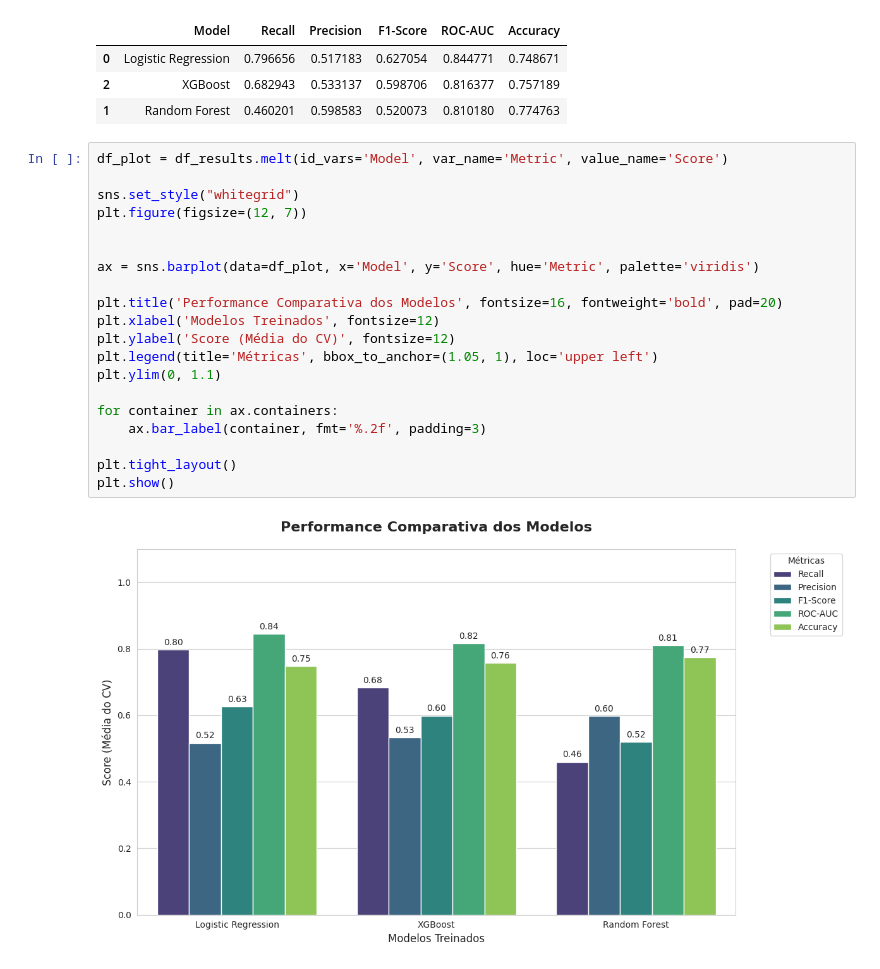
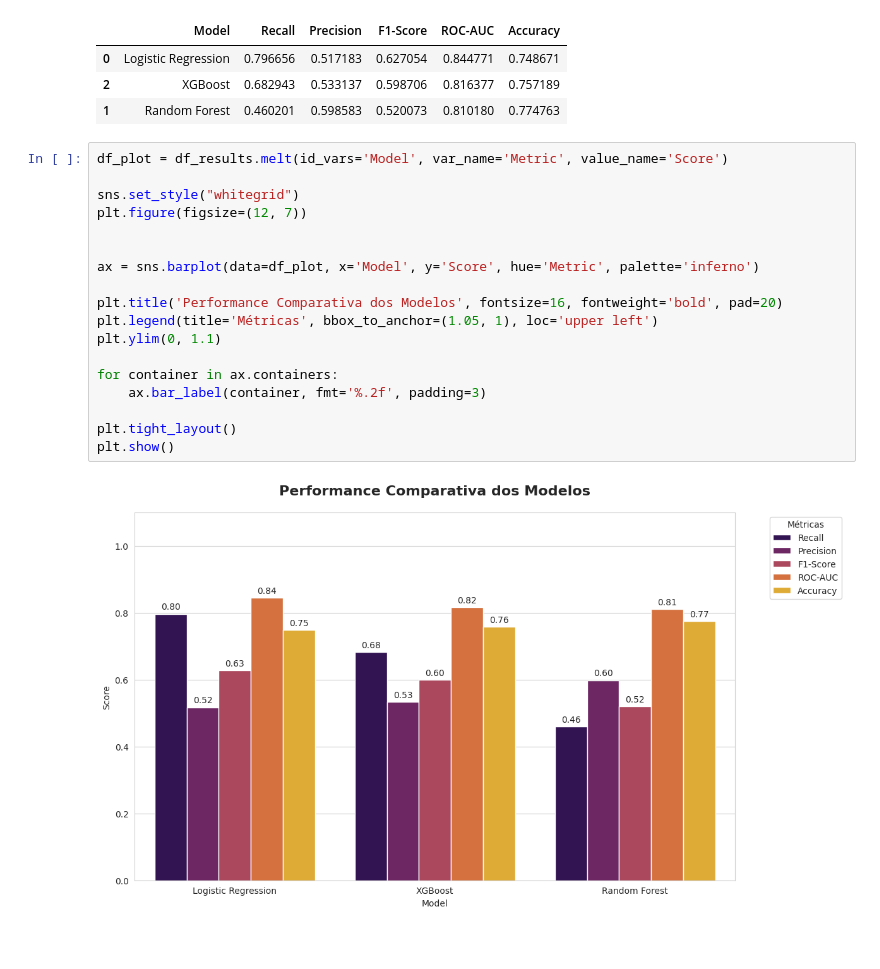
Before and after one commit to RebecaVBoas/Telco-Customer-Churn-Prediction, a Jupyter notebook: notebooks/Modelling.ipynb, the cells around one changed output. Cells and saved outputs as stored; diff of their text form; blank space fills up the shorter version.

Commit message:
feat: ajustes no grafico de comparação de modelos

```diff
--- a/notebooks/Modelling.ipynb
+++ b/notebooks/Modelling.ipynb
@@ -301,22 +301,20 @@ Treinando XGBoost...
 # %%
 df_plot = df_results.melt(id_vars='Model', var_name='Metric', value_name='Score')
 
 sns.set_style("whitegrid")
 plt.figure(figsize=(12, 7))
 
 
-ax = sns.barplot(data=df_plot, x='Model', y='Score', hue='Metric', palette='viridis')
+ax = sns.barplot(data=df_plot, x='Model', y='Score', hue='Metric', palette='inferno')
 
 plt.title('Performance Comparativa dos Modelos', fontsize=16, fontweight='bold', pad=20)
-plt.xlabel('Modelos Treinados', fontsize=12)
-plt.ylabel('Score (Média do CV)', fontsize=12)
 plt.legend(title='Métricas', bbox_to_anchor=(1.05, 1), loc='upper left')
 plt.ylim(0, 1.1)
 
 for container in ax.containers:
     ax.bar_label(container, fmt='%.2f', padding=3)
 
 plt.tight_layout()
 plt.show()
 # %% [output]
-[figure, old version]
+[figure, new version]
```
Also changed, not shown: parts of 1 cell of this notebook.
